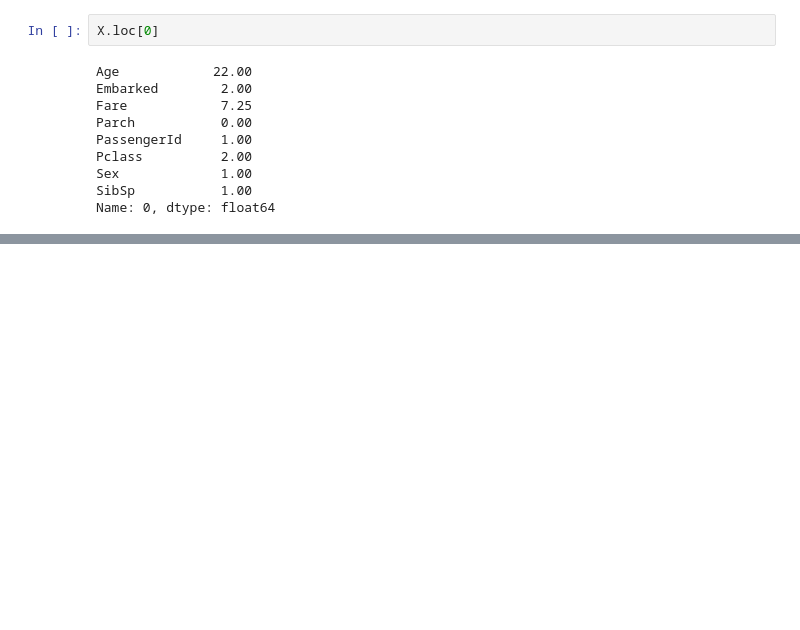
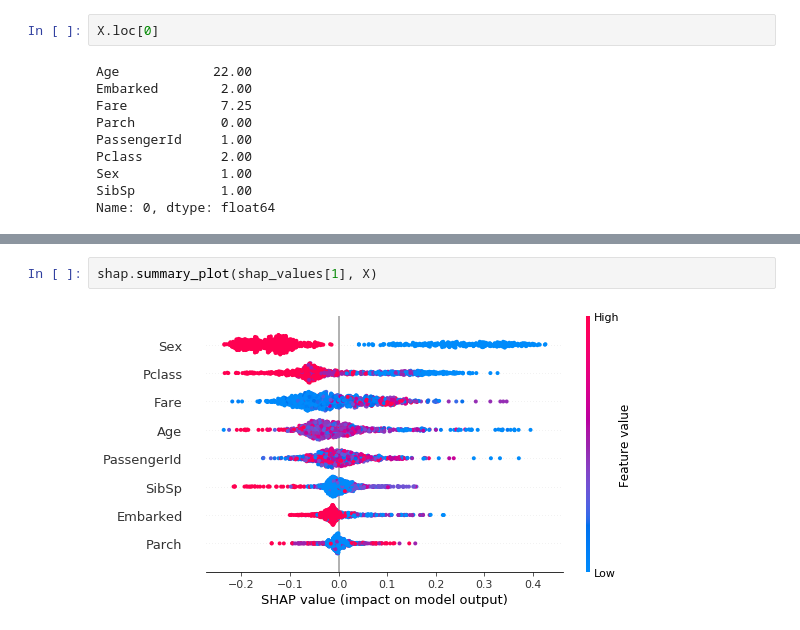
Before and after one commit to bipinkc19/explaining-black-boxes, a Jupyter notebook: Shap tabular.ipynb, the cells around one changed output, grey strips where cells are left out. Drawn from its saved outputs; the diff is of its cells as text; blank space fills up the shorter version.

```diff
--- a/Shap tabular.ipynb
+++ b/Shap tabular.ipynb
@@ -110,0 +123,4 @@ shap.force_plot(explainer.expected_value[0], shap_values[0][0], X.loc[0])
+# %%
+shap.summary_plot(shap_values[1], X)
+# %% [output]
+[figure, added]
```
Also changed, not shown: parts of 3 cells of this notebook, 5 other files.
